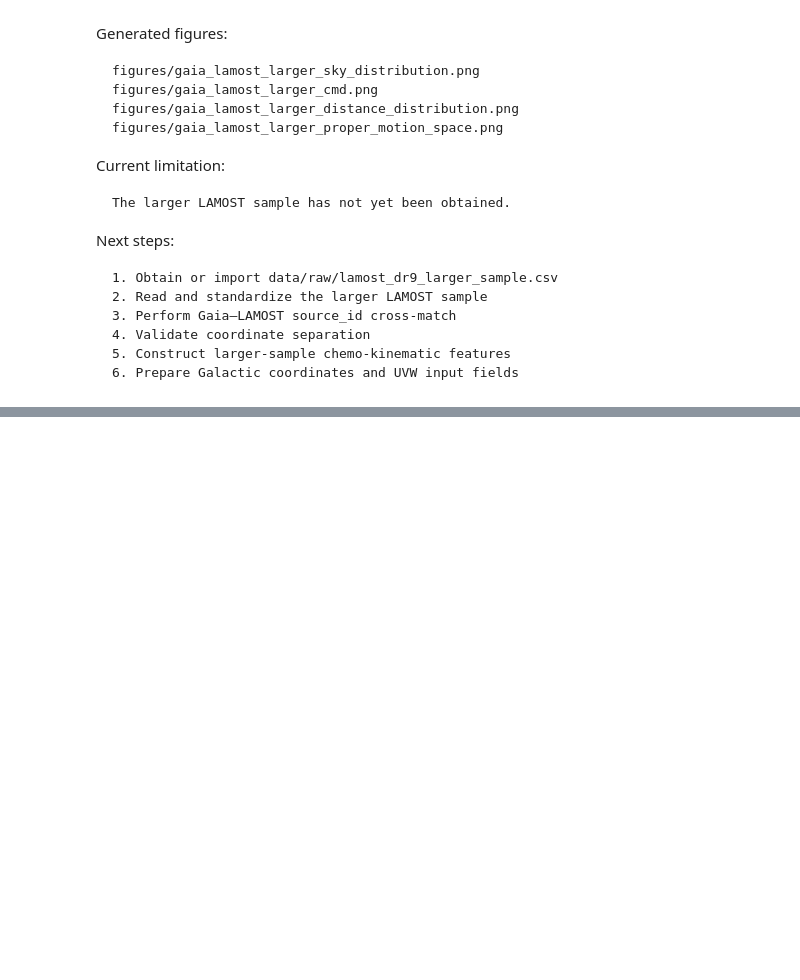
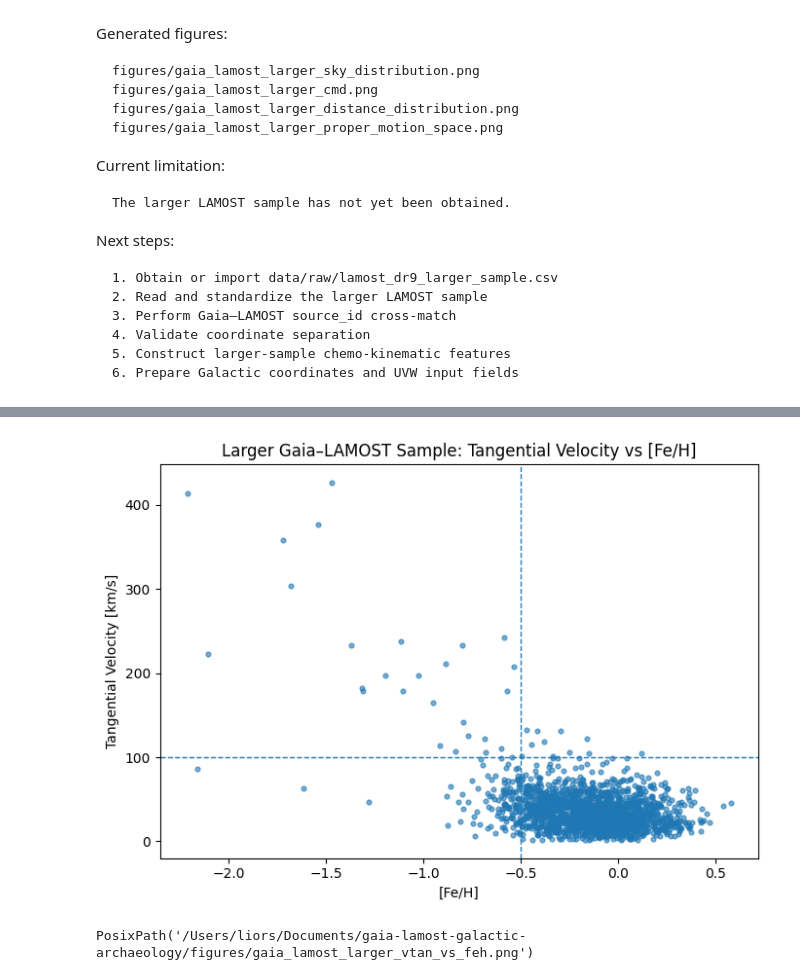
Before and after one commit to lior-linho/gaia-lamost-galactic-archaeology, a Jupyter notebook: notebooks/04_larger_sample_kinematic_preparation.ipynb, the cells around one changed output, grey strips where cells are left out. Drawn from its saved outputs; the diff is of its cells as text; code cells hidden in the pictures; blank space fills up the shorter version.

```diff
--- a/notebooks/04_larger_sample_kinematic_preparation.ipynb
+++ b/notebooks/04_larger_sample_kinematic_preparation.ipynb
@@ -788,0 +1671,28 @@ Next steps:
+# %%
+plt.figure(figsize=(7, 5))
+
+plt.scatter(
+    larger_features_dedup["feh"],
+    larger_features_dedup["tangential_velocity_kms"],
+    s=12,
+    alpha=0.6
+)
+
+plt.axhline(100, linestyle="--", linewidth=1)
+plt.axvline(-0.5, linestyle="--", linewidth=1)
+
+plt.xlabel("[Fe/H]")
+plt.ylabel("Tangential Velocity [km/s]")
+plt.title("Larger Gaia–LAMOST Sample: Tangential Velocity vs [Fe/H]")
+
+plt.tight_layout()
+
+larger_vtan_feh_path = FIGURES / "gaia_lamost_larger_vtan_vs_feh.png"
+plt.savefig(larger_vtan_feh_path, dpi=200)
+
+plt.show()
+
+larger_vtan_feh_path
+# %% [output]
+[figure, added]
+PosixPath('/Users/liors/Documents/gaia-lamost-galactic-archaeology/figures/gaia_lamost_larger_vtan_vs_feh.png')
```
Also changed, not shown: parts of 49 cells of this notebook, 5 other files.
